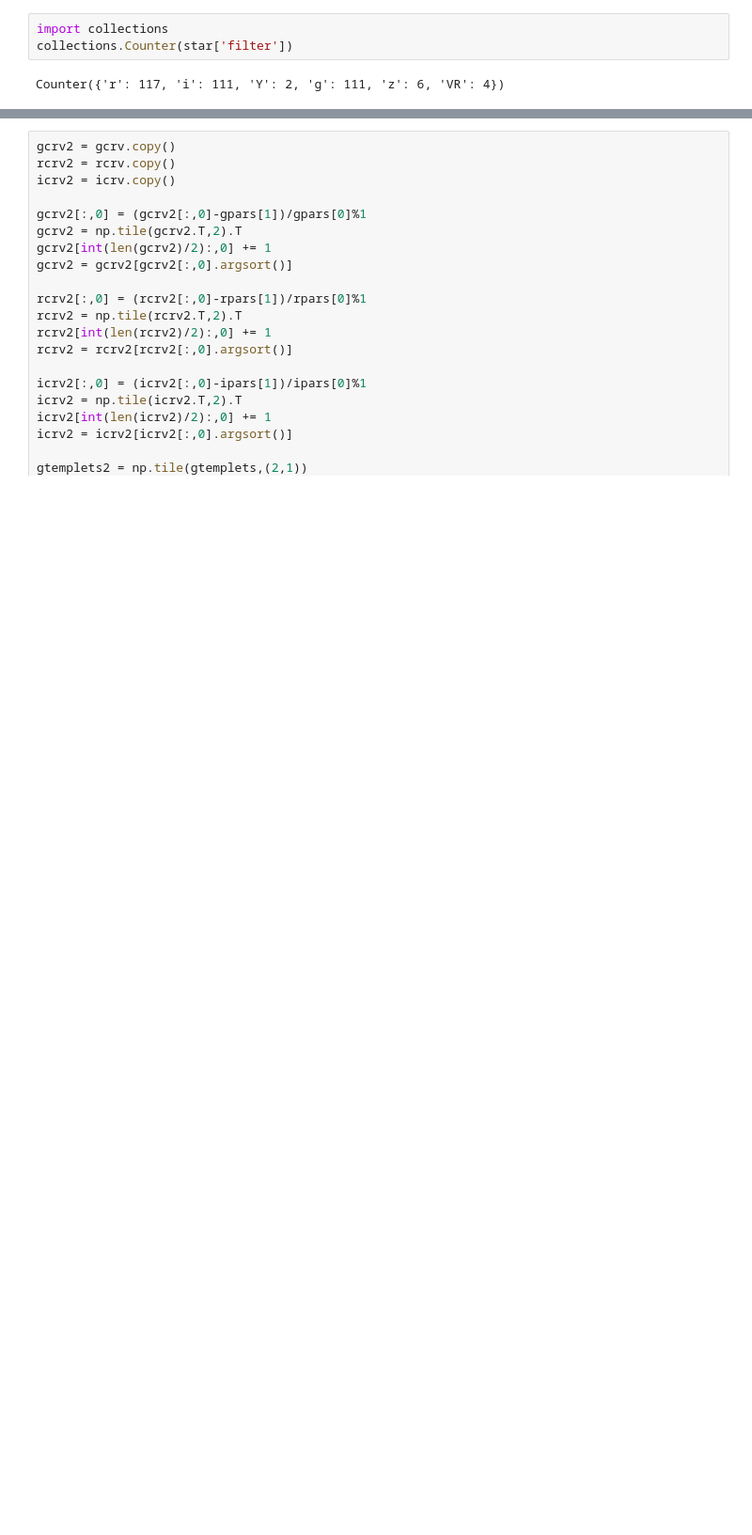
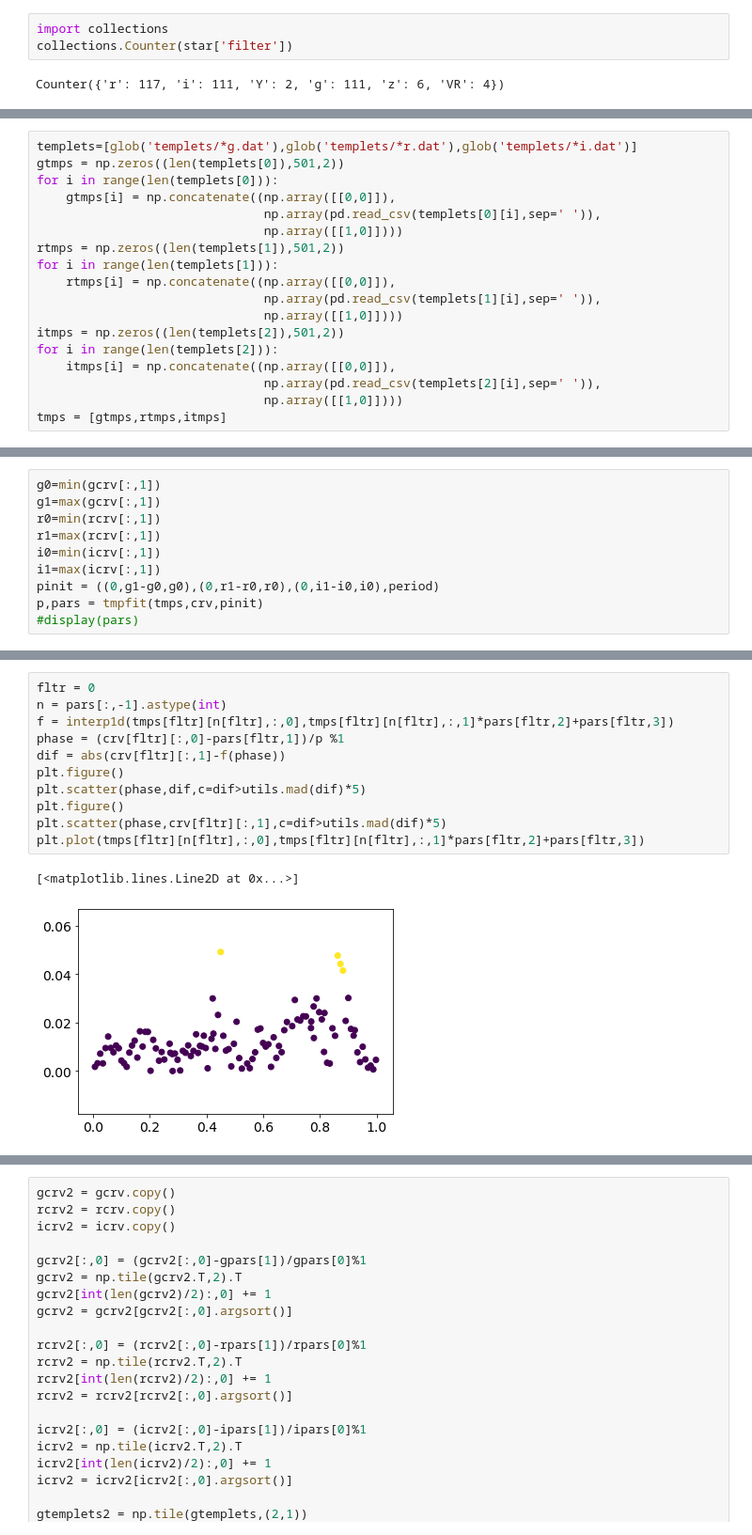
Before and after one commit to KyleLMatt/CurveFit, a Jupyter notebook: Templet Fitter.ipynb, the cells around one changed output, grey strips where cells are left out. Shown at 94% size. Cells and saved outputs as stored; diff of their text form; blank space fills up the shorter version.

```diff
--- a/Templet Fitter.ipynb
+++ b/Templet Fitter.ipynb
@@ -220,2 +197,20 @@ for i in range(len(itmps)):
+# %%
+templets=[glob('templets/*g.dat'),glob('templets/*r.dat'),glob('templets/*i.dat')]
+gtmps = np.zeros((len(templets[0]),501,2))
+for i in range(len(templets[0])):
+    gtmps[i] = np.concatenate((np.array([[0,0]]),
+                               np.array(pd.read_csv(templets[0][i],sep=' ')),
+                               np.array([[1,0]])))
+rtmps = np.zeros((len(templets[1]),501,2))
+for i in range(len(templets[1])):
+    rtmps[i] = np.concatenate((np.array([[0,0]]),
+                               np.array(pd.read_csv(templets[1][i],sep=' ')),
+                               np.array([[1,0]])))
+itmps = np.zeros((len(templets[2]),501,2))
+for i in range(len(templets[2])):
+    itmps[i] = np.concatenate((np.array([[0,0]]),
+                               np.array(pd.read_csv(templets[2][i],sep=' ')),
+                               np.array([[1,0]])))
+tmps = [gtmps,rtmps,itmps]
 # %%
 class tmpfitter:
@@ -288,0 +258,10 @@ array([7.08411117e-01, 5.71119713e+04, 4.51477856e-01, 9.86366779e-04])
+# %%
+g0=min(gcrv[:,1])
+g1=max(gcrv[:,1])
+r0=min(rcrv[:,1])
+r1=max(rcrv[:,1])
+i0=min(icrv[:,1])
+i1=max(icrv[:,1])
+pinit = ((0,g1-g0,g0),(0,r1-r0,r0),(0,i1-i0,i0),period)
+p,pars = tmpfit(tmps,crv,pinit)
+#display(pars)
@@ -288,0 +277,14 @@ array([7.08411117e-01, 5.71119713e+04, 4.51477856e-01, 9.86366779e-04])
+# %%
+fltr = 0
+n = pars[:,-1].astype(int)
+f = interp1d(tmps[fltr][n[fltr],:,0],tmps[fltr][n[fltr],:,1]*pars[fltr,2]+pars[fltr,3])
+phase = (crv[fltr][:,0]-pars[fltr,1])/p %1
+dif = abs(crv[fltr][:,1]-f(phase))
+plt.figure()
+plt.scatter(phase,dif,c=dif>utils.mad(dif)*5)
+plt.figure()
+plt.scatter(phase,crv[fltr][:,1],c=dif>utils.mad(dif)*5)
+plt.plot(tmps[fltr][n[fltr],:,0],tmps[fltr][n[fltr],:,1]*pars[fltr,2]+pars[fltr,3])
+# %% [output]
+[<matplotlib.lines.Line2D at 0x...>]
+[figure, added]
```
Also changed, not shown: parts of 39 cells of this notebook, 2 other files.
